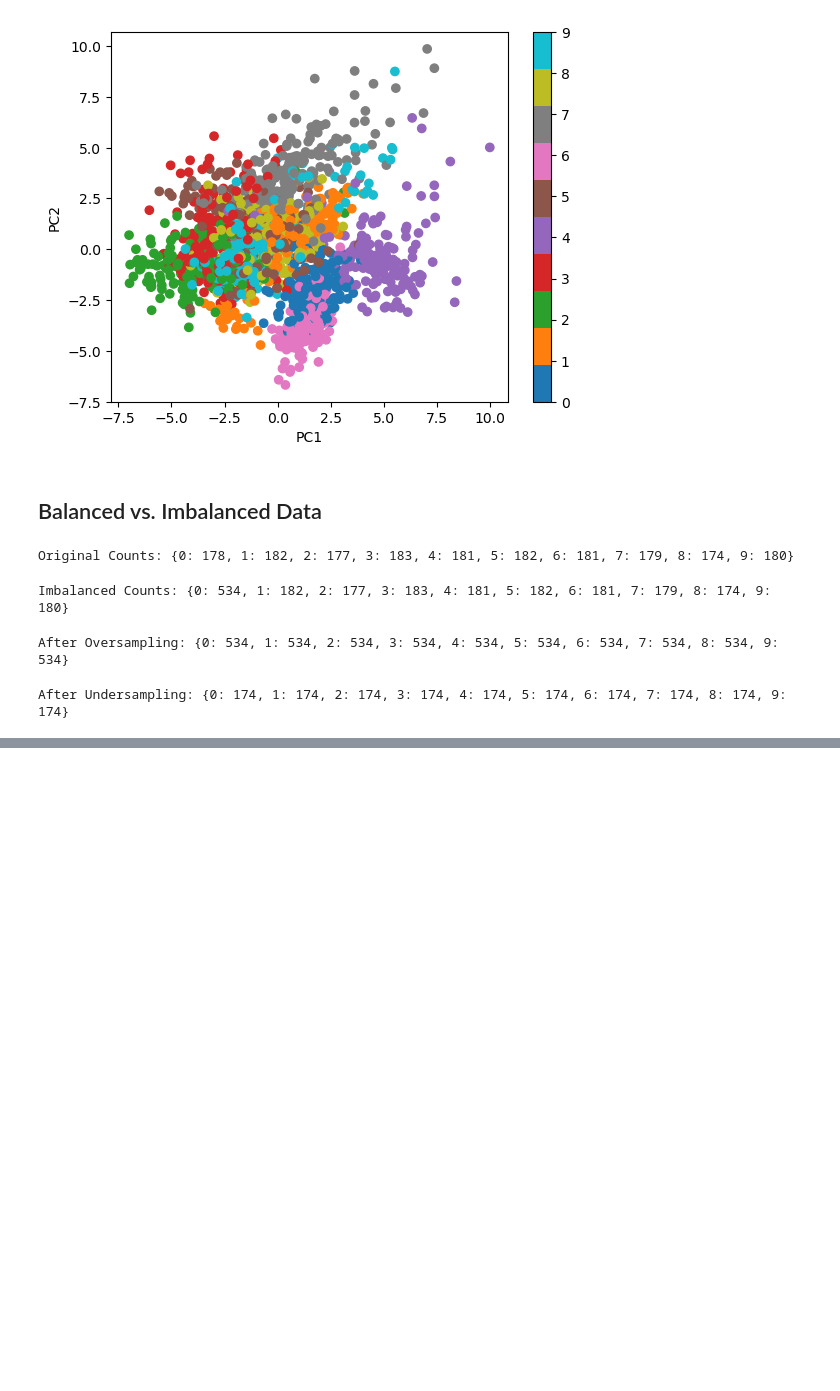
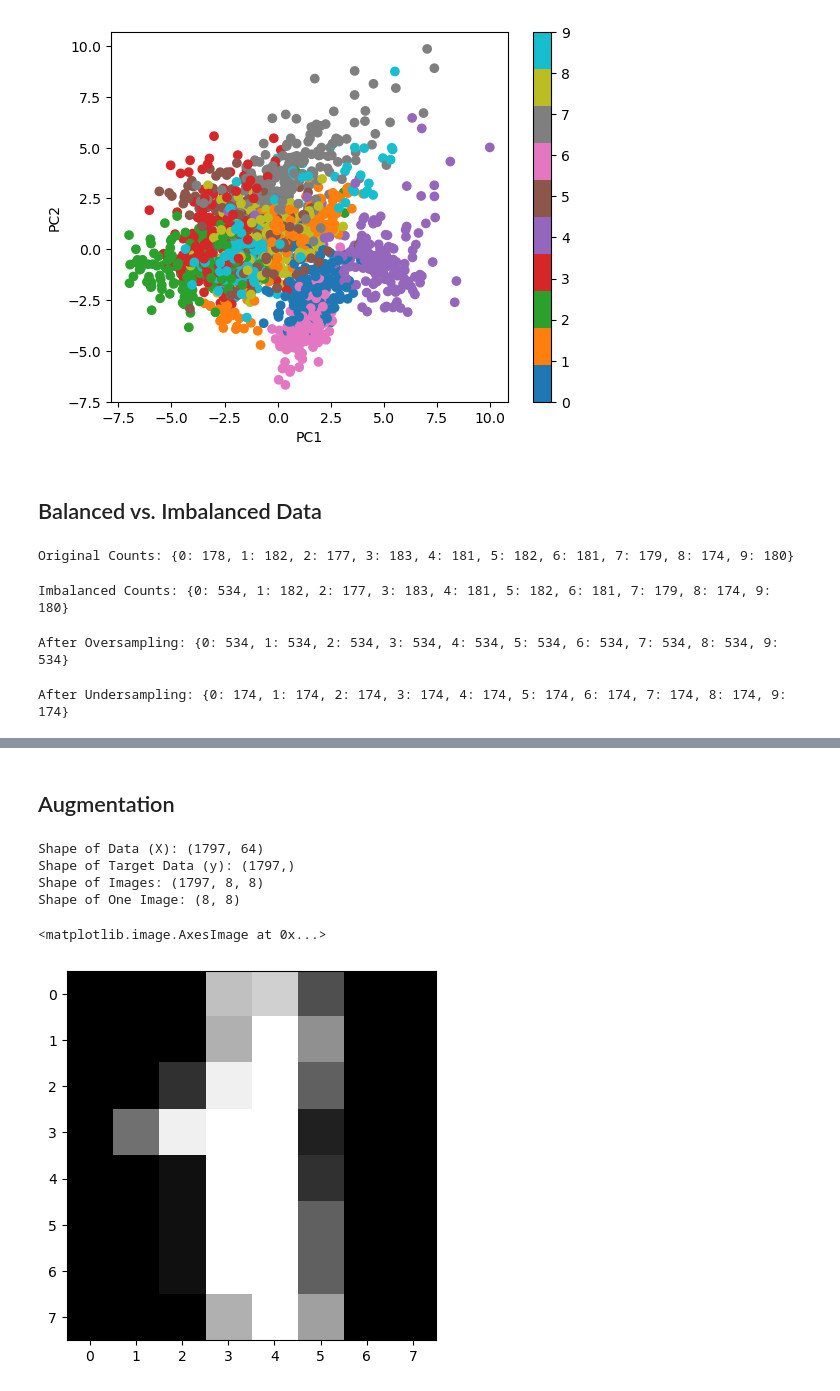
Before and after one commit to JesanOvi/Data-Science, a Jupyter notebook: transformation.ipynb, the cells around one changed output, grey strips where cells are left out. Drawn from its saved outputs; the diff is of its cells as text; code cells hidden in the pictures; blank space fills up the shorter version.

```diff
--- a/transformation.ipynb
+++ b/transformation.ipynb
@@ -352,0 +455,22 @@ After Undersampling: {0: 174, 1: 174, 2: 174, 3: 174, 4: 174, 5: 174, 6: 174, 7:
+# %% [markdown]
+## Augmentation
+# %%
+# Investigate the dimensionality of the original image data
+print('Shape of Data (X):', digitsRaw.data.shape)
+print('Shape of Target Data (y):', digitsRaw.target.shape)
+
+# We have 1797 images, and each image is 8x8 pixels
+print('Shape of Images:', digitsRaw.images.shape)
+
+# Display the first image
+print('Shape of One Image:', digitsRaw.images[0].shape)
+# %% [output]
+Shape of Data (X): (1797, 64)
+Shape of Target Data (y): (1797,)
+Shape of Images: (1797, 8, 8)
+Shape of One Image: (8, 8)
+# %%
+plt.imshow(digitsRaw.images[1], cmap='gray')
+# %% [output]
+<matplotlib.image.AxesImage at 0x...>
+[figure, added]
```
Also changed, not shown: parts of 22 cells of this notebook.
